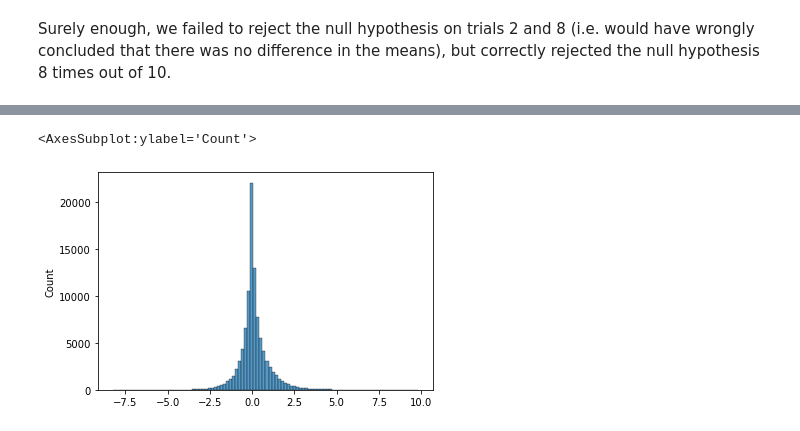
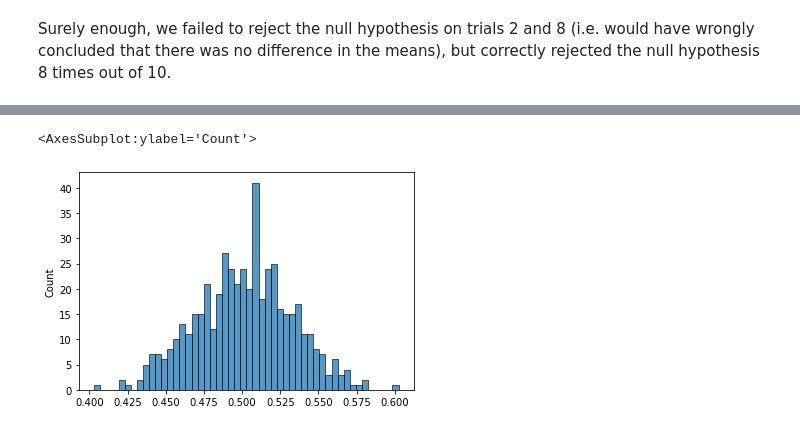
Before and after one commit to smasuno/python, a Jupyter notebook: AB testing simulation.ipynb, the cells around one changed output, grey strips where cells are left out. Drawn from its saved outputs; the diff is of its cells as text; code cells hidden in the pictures.

```diff
--- a/AB testing simulation.ipynb
+++ b/AB testing simulation.ipynb
@@ -503,5 +484,11 @@ test = sample_A - sample_B
+# %%
+def bayes_sample(x, sample_size):
+    temp_sample = np.random.choice(x, sample_size)
+    return np.mean(temp_sample)
+# %%
+test = [bayes_sample(sample_A, 500) for x in range(500)]
 # %%
-sns.histplot(test, bins=100)
+sns.histplot(test, bins = 50)
 # %% [output]
 <AxesSubplot:ylabel='Count'>
-[figure, old version]
+[figure, new version]
```
Also changed, not shown: parts of 20 cells of this notebook, 1 other file.
